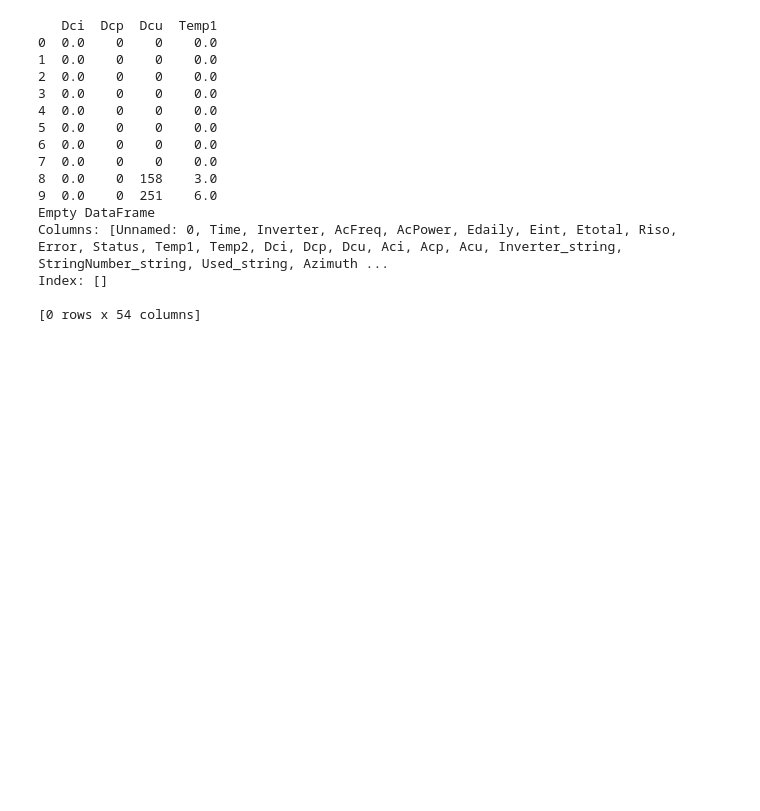
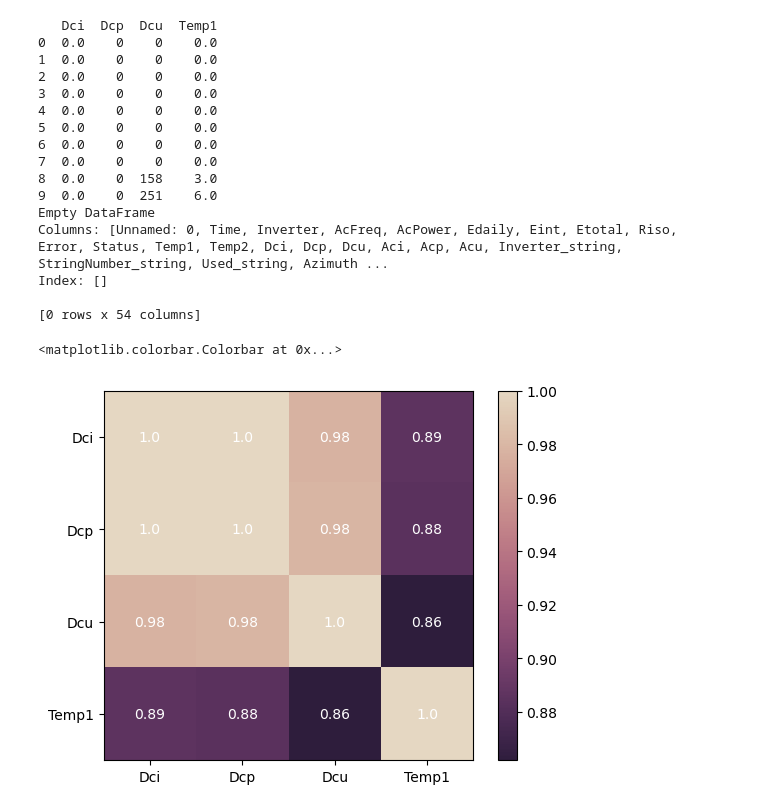
Before and after one commit to JacobFrodermann/ML-3, a Jupyter notebook: 4/nr1.ipynb, the cells around one changed output. Saved outputs shown, nothing was run; the diff lists cells and outputs as text; code cells hidden in the pictures; blank space fills up the shorter version.

```diff
--- a/4/nr1.ipynb
+++ b/4/nr1.ipynb
@@ -173,9 +168,29 @@ Index: []
 # %%
 import pandas as pd
 import numpy as np
 import matplotlib.pyplot as plt
 import statistics
+import seaborn as sns
 
 df = pd.read_csv("pvtest.csv", quotechar='"', sep=",")
 
-df = df.dropna(subset=["Dci", "Dcp", "Dcu", "Temp1"])
+data = df[["Dci", "Dcp", "Dcu", "Temp1"]].corr(method="kendall")
+#method{‘pearson’, ‘kendall’, ‘spearman’} or callable
+
+cmap = sns.cubehelix_palette(start=0.0, rot=.5, as_cmap=True).reversed()
+
+
+for i in range(data.shape[0]):
+    for j in range(data.shape[1]):
+        plt.text(j, i, str(round(data.iloc[i, j], 2)), ha="center", va="center", color="w")
+
+
+plt.xticks(range(len(data.columns)), data.columns)
+plt.yticks(range(len(data.index)), data.index)
+
+
+plt.imshow(data, cmap=cmap)
+plt.colorbar()
+# %% [output]
+<matplotlib.colorbar.Colorbar at 0x...>
+[figure, added]
```
Also changed, not shown: parts of 2 cells of this notebook.
